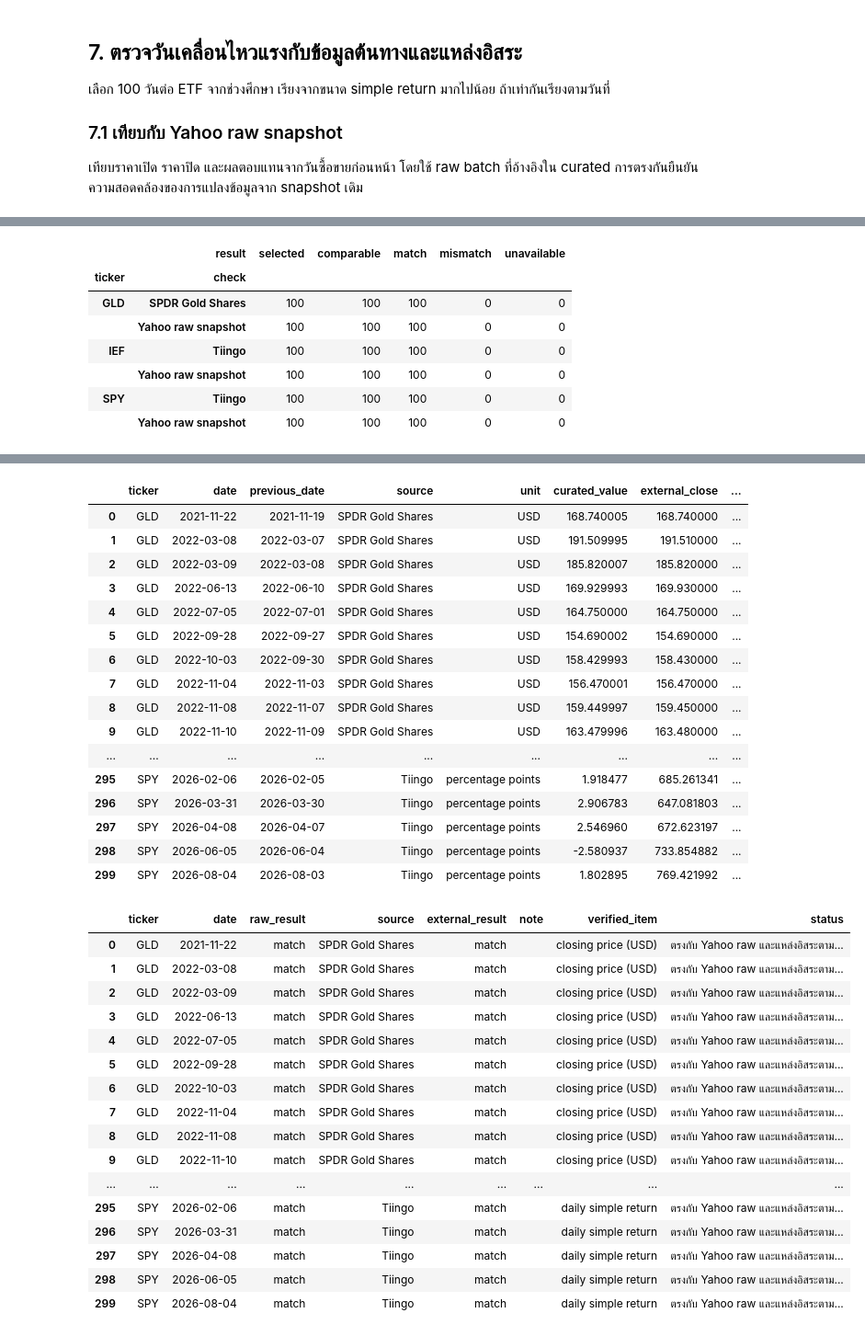
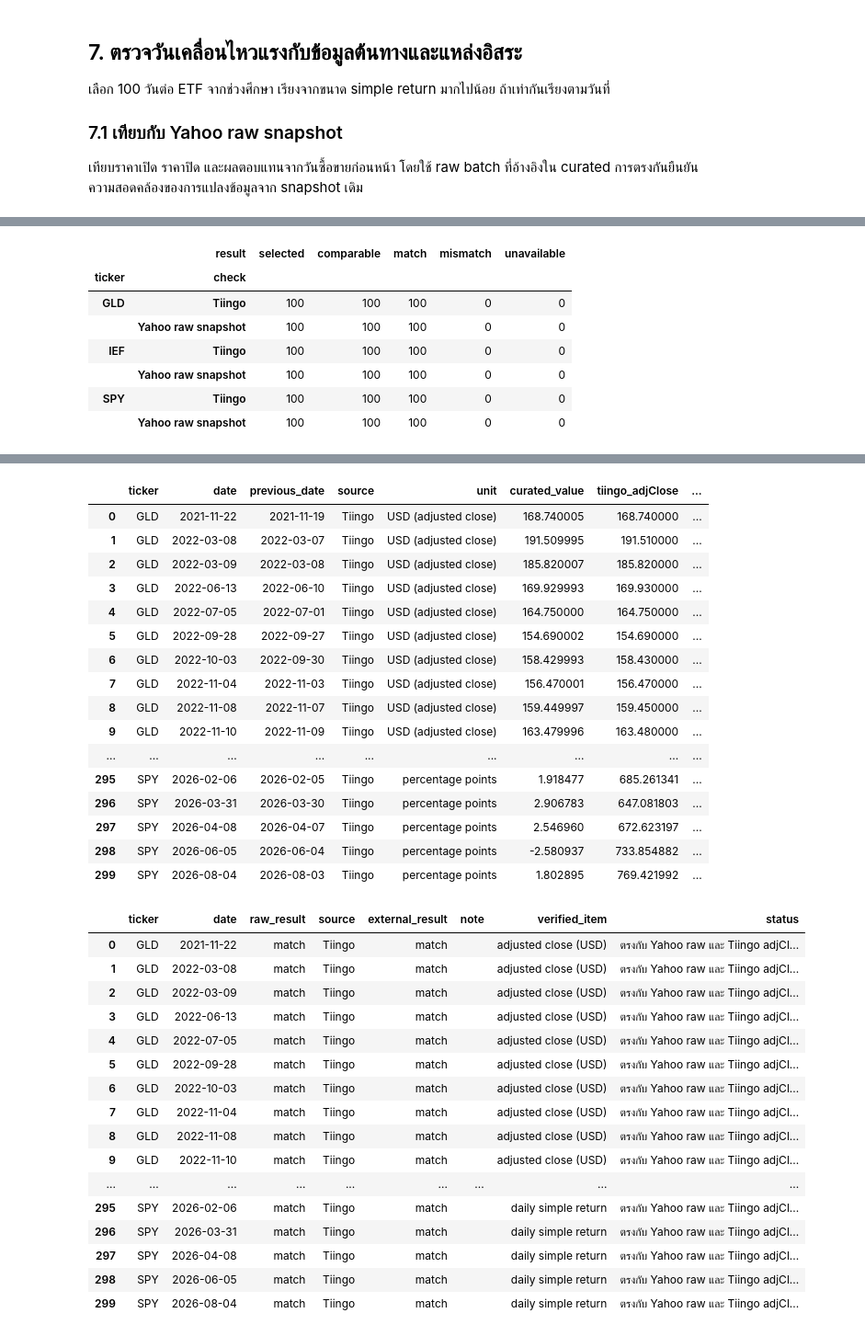
Before and after one commit to 01aptx01/datasci-and-dataen-project, a Jupyter notebook: notebooks/00_data_quality.ipynb, the cells around one changed output, grey strips where cells are left out. Shown at 92% size. Cells and saved outputs as stored; diff of their text form; code cells hidden in the pictures.

```diff
--- a/notebooks/00_data_quality.ipynb
+++ b/notebooks/00_data_quality.ipynb
@@ -654,5 +654,5 @@ Notebook อ่าน snapshot ใน `data/external/eda/` หากต้อง
 # %%
-from src.eda.price_evidence import download_price_evidence, read_independent_close
+from src.eda.price_evidence import download_price_evidence, read_tiingo_adjusted_close
 
 refresh_external_prices = False
 if refresh_external_prices:
@@ -667,19 +667,19 @@ details = []
 for ticker, rows in comparison.groupby("ticker", sort=True):
     report = rows[["ticker", "date", "previous_date"]].copy()
     is_gld = ticker == "GLD"
-    report["source"] = "SPDR Gold Shares" if is_gld else "Tiingo"
-    report["unit"] = "USD" if is_gld else "percentage points"
+    report["source"] = "Tiingo"
+    report["unit"] = "USD (adjusted close)" if is_gld else "percentage points"
     report["curated_value"] = rows.adjusted_close if is_gld else rows.simple_return * 100
     try:
-        prices = read_independent_close(external_dir, ticker)
+        prices = read_tiingo_adjusted_close(external_dir, ticker)
     except (OSError, ValueError, KeyError, TypeError) as error:
         report["external_value"] = np.nan
         report["note"] = f"อ่านหลักฐานไม่ได้ ({type(error).__name__})"
     else:
         current = rows.date.map(prices)
         previous = rows.previous_date.map(prices)
-        report["external_close"] = current
-        report["external_previous_close"] = previous
+        report["tiingo_adjClose"] = current
+        report["tiingo_previous_adjClose"] = previous
         current_ok = current.gt(0) & np.isfinite(current)
         previous_ok = previous.gt(0) & np.isfinite(previous)
         report["external_value"] = (
@@ -688,7 +688,7 @@ for ticker, rows in comparison.groupby("ticker", sort=True):
         )
         report["note"] = np.select(
             [~current_ok, ~previous_ok & (not is_gld)],
-            ["ไม่มีราคาปิดที่ใช้ได้ของวันเป้าหมาย", "ไม่มีราคาปิดที่ใช้ได้ของวันซื้อขายก่อนหน้า"],
+            ["ไม่มี Tiingo adjClose ที่ใช้ได้ของวันเป้าหมาย", "ไม่มี Tiingo adjClose ของวันซื้อขายก่อนหน้า"],
             default="",
         )
     difference = (report.curated_value - report.external_value).abs()
@@ -735,7 +735,7 @@ evidence_by_date = raw_summary_rows[["ticker", "date", "result"]].rename(
 external_matches = evidence_by_date["external_result"].eq("match")
 raw_matches = evidence_by_date["raw_result"].eq("match")
 evidence_by_date["verified_item"] = np.where(
-    evidence_by_date["ticker"].eq("GLD"), "closing price (USD)", "daily simple return"
+    evidence_by_date["ticker"].eq("GLD"), "adjusted close (USD)", "daily simple return"
 )
 evidence_by_date["status"] = np.select(
     [
@@ -745,72 +745,72 @@ evidence_by_date["status"] = np.select(
         evidence_by_date["external_result"].eq("mismatch"),
     ],
     [
-        "ตรงกับ Yahoo raw และแหล่งอิสระตามรายการที่ตรวจ",
+        "ตรงกับ Yahoo raw และ Tiingo adjClose ตามรายการที่ตรวจ",
         "ต่างจาก Yahoo raw: ตรวจต่อ",
         "หลักฐาน Yahoo raw ไม่ครบ: ตรวจต่อ",
-        "ตรงกับ Yahoo raw แต่ต่างจากแหล่งอิสระ: ตรวจต่อ",
+        "ตรงกับ Yahoo raw แต่ต่างจาก Tiingo adjClose: ตรวจต่อ",
     ],
-    default="ตรงกับ Yahoo raw แต่ยังขาดหลักฐานภายนอก",
+    default="ตรงกับ Yahoo raw แต่ยังขาดหลักฐาน Tiingo",
 )
 with pd.option_context("display.max_rows", None, "display.max_columns", None):
     display(evidence_by_date.sort_values(["ticker", "date"]))
 # %% [output]
 |  | result | selected | comparable | match | mismatch | unavailable |
 | ticker | check |  |  |  |  |  |
-| GLD | SPDR Gold Shares | 100 | 100 | 100 | 0 | 0 |
+| GLD | Tiingo | 100 | 100 | 100 | 0 | 0 |
 |  | Yahoo raw snapshot | 100 | 100 | 100 | 0 | 0 |
 | IEF | Tiingo | 100 | 100 | 100 | 0 | 0 |
 |  | Yahoo raw snapshot | 100 | 100 | 100 | 0 | 0 |
 | SPY | Tiingo | 100 | 100 | 100 | 0 | 0 |
 |  | Yahoo raw snapshot | 100 | 100 | 100 | 0 | 0 |
 |  | ticker | date | raw_close | open | raw_open | raw_previous_close | raw_simple_return | raw_log_return | ... |
 | 0 | GLD | 2021-11-22 | 168.740005 | 169.899994 | 169.899994 | 172.610001 | -0.022420 | -0.022676 | ... |
 | 1 | GLD | 2022-03-08 | 191.509995 | 188.350006 | 188.350006 | 186.410004 | 0.027359 | 0.026991 | ... |
 | 2 | GLD | 2022-03-09 | 185.820007 | 186.039993 | 186.039993 | 191.509995 | -0.029711 | -0.030161 | ... |
 | 3 | GLD | 2022-06-13 | 169.929993 | 171.179993 | 171.179993 | 174.539993 | -0.026412 | -0.026767 | ... |
 | 4 | GLD | 2022-07-05 | 164.750000 | 167.179993 | 167.179993 | 168.320007 | -0.021210 | -0.021438 | ... |
 | 5 | GLD | 2022-09-28 | 154.690002 | 153.199997 | 153.199997 | 151.539993 | 0.020787 | 0.020574 | ... |
 | 6 | GLD | 2022-10-03 | 158.429993 | 155.440002 | 155.440002 | 154.669998 | 0.024310 | 0.024019 | ... |
 | 7 | GLD | 2022-11-04 | 156.470001 | 154.949997 | 154.949997 | 151.809998 | 0.030696 | 0.030235 | ... |
 | 8 | GLD | 2022-11-08 | 159.449997 | 155.990005 | 155.990005 | 155.850006 | 0.023099 | 0.022836 | ... |
 | 9 | GLD | 2022-11-10 | 163.479996 | 162.009995 | 162.009995 | 158.649994 | 0.030444 | 0.029990 | ... |
 | ... | ... | ... | ... | ... | ... | ... | ... | ... | ... |
 | 295 | SPY | 2026-02-06 | 685.267578 | 676.178596 | 676.178596 | 672.368347 | 0.019185 | 0.019003 | ... |
 | 296 | SPY | 2026-03-31 | 647.062073 | 635.719509 | 635.719509 | 628.784668 | 0.029068 | 0.028653 | ... |
 | 297 | SPY | 2026-04-08 | 672.602722 | 672.980812 | 672.980812 | 655.897278 | 0.025470 | 0.025151 | ... |
 | 298 | SPY | 2026-06-05 | 733.832520 | 748.518135 | 748.518135 | 753.274048 | -0.025809 | -0.026148 | ... |
 | 299 | SPY | 2026-08-04 | 769.419373 | 758.745865 | 758.745865 | 755.793213 | 0.018029 | 0.017868 | ... |
-|  | ticker | date | previous_date | source | unit | curated_value | external_close | ... |
-| 0 | GLD | 2021-11-22 | 2021-11-19 | SPDR Gold Shares | USD | 168.740005 | 168.740000 | ... |
-| 1 | GLD | 2022-03-08 | 2022-03-07 | SPDR Gold Shares | USD | 191.509995 | 191.510000 | ... |
-| 2 | GLD | 2022-03-09 | 2022-03-08 | SPDR Gold Shares | USD | 185.820007 | 185.820000 | ... |
-| 3 | GLD | 2022-06-13 | 2022-06-10 | SPDR Gold Shares | USD | 169.929993 | 169.930000 | ... |
-| 4 | GLD | 2022-07-05 | 2022-07-01 | SPDR Gold Shares | USD | 164.750000 | 164.750000 | ... |
-| 5 | GLD | 2022-09-28 | 2022-09-27 | SPDR Gold Shares | USD | 154.690002 | 154.690000 | ... |
-| 6 | GLD | 2022-10-03 | 2022-09-30 | SPDR Gold Shares | USD | 158.429993 | 158.430000 | ... |
-| 7 | GLD | 2022-11-04 | 2022-11-03 | SPDR Gold Shares | USD | 156.470001 | 156.470000 | ... |
-| 8 | GLD | 2022-11-08 | 2022-11-07 | SPDR Gold Shares | USD | 159.449997 | 159.450000 | ... |
-| 9 | GLD | 2022-11-10 | 2022-11-09 | SPDR Gold Shares | USD | 163.479996 | 163.480000 | ... |
+|  | ticker | date | previous_date | source | unit | curated_value | tiingo_adjClose | ... |
+| 0 | GLD | 2021-11-22 | 2021-11-19 | Tiingo | USD (adjusted close) | 168.740005 | 168.740000 | ... |
+| 1 | GLD | 2022-03-08 | 2022-03-07 | Tiingo | USD (adjusted close) | 191.509995 | 191.510000 | ... |
+| 2 | GLD | 2022-03-09 | 2022-03-08 | Tiingo | USD (adjusted close) | 185.820007 | 185.820000 | ... |
+| 3 | GLD | 2022-06-13 | 2022-06-10 | Tiingo | USD (adjusted close) | 169.929993 | 169.930000 | ... |
+| 4 | GLD | 2022-07-05 | 2022-07-01 | Tiingo | USD (adjusted close) | 164.750000 | 164.750000 | ... |
+| 5 | GLD | 2022-09-28 | 2022-09-27 | Tiingo | USD (adjusted close) | 154.690002 | 154.690000 | ... |
+| 6 | GLD | 2022-10-03 | 2022-09-30 | Tiingo | USD (adjusted close) | 158.429993 | 158.430000 | ... |
+| 7 | GLD | 2022-11-04 | 2022-11-03 | Tiingo | USD (adjusted close) | 156.470001 | 156.470000 | ... |
+| 8 | GLD | 2022-11-08 | 2022-11-07 | Tiingo | USD (adjusted close) | 159.449997 | 159.450000 | ... |
+| 9 | GLD | 2022-11-10 | 2022-11-09 | Tiingo | USD (adjusted close) | 163.479996 | 163.480000 | ... |
 | ... | ... | ... | ... | ... | ... | ... | ... | ... |
 | 295 | SPY | 2026-02-06 | 2026-02-05 | Tiingo | percentage points | 1.918477 | 685.261341 | ... |
 | 296 | SPY | 2026-03-31 | 2026-03-30 | Tiingo | percentage points | 2.906783 | 647.081803 | ... |
 | 297 | SPY | 2026-04-08 | 2026-04-07 | Tiingo | percentage points | 2.546960 | 672.623197 | ... |
 | 298 | SPY | 2026-06-05 | 2026-06-04 | Tiingo | percentage points | -2.580937 | 733.854882 | ... |
 | 299 | SPY | 2026-08-04 | 2026-08-03 | Tiingo | percentage points | 1.802895 | 769.421992 | ... |
 |  | ticker | date | raw_result | source | external_result | note | verified_item | status |
-| 0 | GLD | 2021-11-22 | match | SPDR Gold Shares | match |  | closing price (USD) | ตรงกับ Yahoo raw และแหล่งอิสระตาม... |
-| 1 | GLD | 2022-03-08 | match | SPDR Gold Shares | match |  | closing price (USD) | ตรงกับ Yahoo raw และแหล่งอิสระตาม... |
-| 2 | GLD | 2022-03-09 | match | SPDR Gold Shares | match |  | closing price (USD) | ตรงกับ Yahoo raw และแหล่งอิสระตาม... |
-| 3 | GLD | 2022-06-13 | match | SPDR Gold Shares | match |  | closing price (USD) | ตรงกับ Yahoo raw และแหล่งอิสระตาม... |
-| 4 | GLD | 2022-07-05 | match | SPDR Gold Shares | match |  | closing price (USD) | ตรงกับ Yahoo raw และแหล่งอิสระตาม... |
-| 5 | GLD | 2022-09-28 | match | SPDR Gold Shares | match |  | closing price (USD) | ตรงกับ Yahoo raw และแหล่งอิสระตาม... |
-| 6 | GLD | 2022-10-03 | match | SPDR Gold Shares | match |  | closing price (USD) | ตรงกับ Yahoo raw และแหล่งอิสระตาม... |
-| 7 | GLD | 2022-11-04 | match | SPDR Gold Shares | match |  | closing price (USD) | ตรงกับ Yahoo raw และแหล่งอิสระตาม... |
-| 8 | GLD | 2022-11-08 | match | SPDR Gold Shares | match |  | closing price (USD) | ตรงกับ Yahoo raw และแหล่งอิสระตาม... |
-| 9 | GLD | 2022-11-10 | match | SPDR Gold Shares | match |  | closing price (USD) | ตรงกับ Yahoo raw และแหล่งอิสระตาม... |
+| 0 | GLD | 2021-11-22 | match | Tiingo | match |  | adjusted close (USD) | ตรงกับ Yahoo raw และ Tiingo adjCl... |
+| 1 | GLD | 2022-03-08 | match | Tiingo | match |  | adjusted close (USD) | ตรงกับ Yahoo raw และ Tiingo adjCl... |
+| 2 | GLD | 2022-03-09 | match | Tiingo | match |  | adjusted close (USD) | ตรงกับ Yahoo raw และ Tiingo adjCl... |
+| 3 | GLD | 2022-06-13 | match | Tiingo | match |  | adjusted close (USD) | ตรงกับ Yahoo raw และ Tiingo adjCl... |
+| 4 | GLD | 2022-07-05 | match | Tiingo | match |  | adjusted close (USD) | ตรงกับ Yahoo raw และ Tiingo adjCl... |
+| 5 | GLD | 2022-09-28 | match | Tiingo | match |  | adjusted close (USD) | ตรงกับ Yahoo raw และ Tiingo adjCl... |
+| 6 | GLD | 2022-10-03 | match | Tiingo | match |  | adjusted close (USD) | ตรงกับ Yahoo raw และ Tiingo adjCl... |
+| 7 | GLD | 2022-11-04 | match | Tiingo | match |  | adjusted close (USD) | ตรงกับ Yahoo raw และ Tiingo adjCl... |
+| 8 | GLD | 2022-11-08 | match | Tiingo | match |  | adjusted close (USD) | ตรงกับ Yahoo raw และ Tiingo adjCl... |
+| 9 | GLD | 2022-11-10 | match | Tiingo | match |  | adjusted close (USD) | ตรงกับ Yahoo raw และ Tiingo adjCl... |
 | ... | ... | ... | ... | ... | ... | ... | ... | ... |
-| 295 | SPY | 2026-02-06 | match | Tiingo | match |  | daily simple return | ตรงกับ Yahoo raw และแหล่งอิสระตาม... |
-| 296 | SPY | 2026-03-31 | match | Tiingo | match |  | daily simple return | ตรงกับ Yahoo raw และแหล่งอิสระตาม... |
-| 297 | SPY | 2026-04-08 | match | Tiingo | match |  | daily simple return | ตรงกับ Yahoo raw และแหล่งอิสระตาม... |
-| 298 | SPY | 2026-06-05 | match | Tiingo | match |  | daily simple return | ตรงกับ Yahoo raw และแหล่งอิสระตาม... |
-| 299 | SPY | 2026-08-04 | match | Tiingo | match |  | daily simple return | ตรงกับ Yahoo raw และแหล่งอิสระตาม... |
+| 295 | SPY | 2026-02-06 | match | Tiingo | match |  | daily simple return | ตรงกับ Yahoo raw และ Tiingo adjCl... |
+| 296 | SPY | 2026-03-31 | match | Tiingo | match |  | daily simple return | ตรงกับ Yahoo raw และ Tiingo adjCl... |
+| 297 | SPY | 2026-04-08 | match | Tiingo | match |  | daily simple return | ตรงกับ Yahoo raw และ Tiingo adjCl... |
+| 298 | SPY | 2026-06-05 | match | Tiingo | match |  | daily simple return | ตรงกับ Yahoo raw และ Tiingo adjCl... |
+| 299 | SPY | 2026-08-04 | match | Tiingo | match |  | daily simple return | ตรงกับ Yahoo raw และ Tiingo adjCl... |
```
Also changed, not shown: parts of 4 cells of this notebook, 6 other files.
